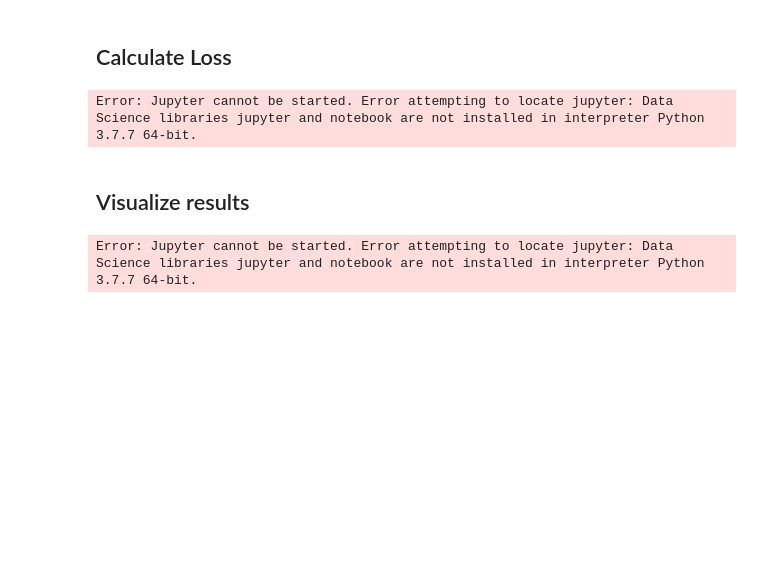
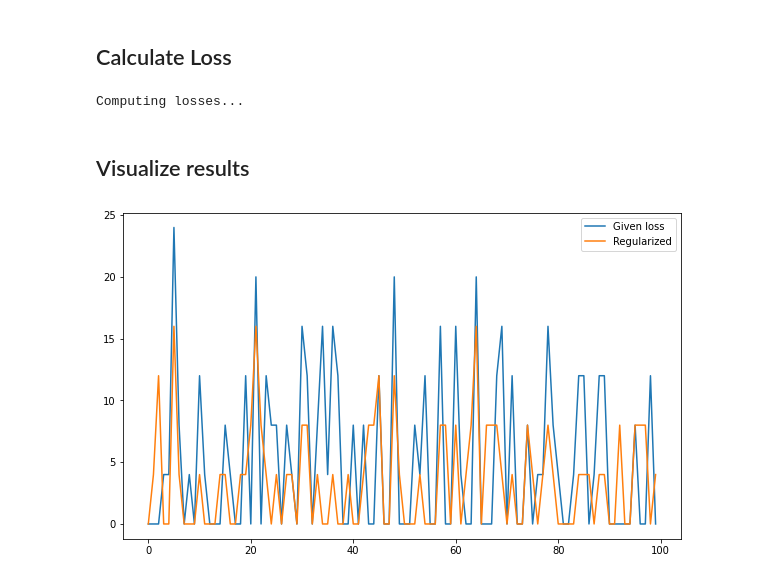
Before and after one commit to deeptimahesh/outreachy-FL-deepti, a Jupyter notebook: src/wine/evaluation.ipynb, the cells around one changed output. Cells and saved outputs as stored; diff of their text form; code cells hidden in the pictures; blank space fills up the shorter version.

```diff
--- a/src/wine/evaluation.ipynb
+++ b/src/wine/evaluation.ipynb
@@ -6,7 +8,7 @@ sys.path.insert(0, './algorithms')
 # %% [markdown]
 ## Import Wine Dataset
 # %%
-data = np.genfromtxt('winequality-white.csv',delimiter=';')[1:]
+data = np.genfromtxt('data/winequality-white.csv',delimiter=';')[1:]
 print(data.shape)
 # %% [output]
 (4898, 12)
@@ -17,17 +19,25 @@ print(X.shape, y.shape)
 # %% [output]
 (4898, 11) (4898,)
 # %%
-def normalize(X):
-    X_flat = flatten(X)
-    mu = X_flat.mean(axis=0)
-    return [x - mu for x in X]
 def flatten(X):
+    '''
+    Flatten the data into a single list
+    '''
     X_flat = []
 
     for x in X:
         X_flat += list(x)
 
     return np.array(X_flat)
+
+def normalize(X):
+    '''
+    Normalize data
+    '''
+    X_flat = flatten(X)
+    mu = X_flat.mean(axis=0)
+
+    return [x - mu for x in X]
 # %% [markdown]
 ## Define Model
 I used Logistic Regression in order to classify the wines according to some standard (1-10). Logistic Regression can be used to compute regression as well as classification. It is especially useful when the target is categorical.
@@ -37,7 +47,7 @@ NOTE: For multi-class classification, LR uses one-vs-rest mechanism to classify.
 from sklearn.linear_model import LogisticRegression
 # %%
 X = normalize(X)
-model = LogisticRegression(fit_intercept=False)
+model = LogisticRegression(fit_intercept=False, dual= False)
 model.fit(X, y)
 # %% [output]
 LogisticRegression(C=1.0, class_weight=None, dual=False, fit_intercept=False,
@@ -63,12 +73,16 @@ subsets.shape
 The loss function as detailed in the paper is implemented below.
 # %%
 # Detailed in the paper
-def svm_loss(preds, y, delta=0):
-    score_correct = preds[y.argmax()]
+def svm_loss(preds, ys, delta=0):
+    '''
+    Detailed in paper
+    '''
+    correct = ys.argmax()
+    score_correct = preds[correct]
 
     loss = 0
 
-    for pred in range(len(preds)):
+    for i, pred in enumerate(preds):
         loss += max(0, pred + delta - score_correct)
 
     return loss
@@ -91,6 +105,7 @@ def my_loss(preds, ys, delta = 0):
 # %% [markdown]
 ## Calculate Loss
 # %%
+# Calculate loss
 loss = []
 reg_loss = []
 print("Computing losses...")
@@ -104,14 +119,14 @@ for subset in subsets:
     loss.append(svm_loss(preds, subset[:,11]))
     reg_loss.append(my_loss(my_preds, subset[:,11]))
 # %% [output]
-Error: Jupyter cannot be started. Error attempting to locate jupyter: Data Science libraries jupyter and notebook are not installed in interpreter Python 3.7.7 64-bit.
+Computing losses...
 # %% [markdown]
 ## Visualize results
 # %%
-plt.figure(figsize=(20,20))
+plt.figure(figsize=(10,6))
 plt.plot(loss, label="Given loss")
 plt.plot(reg_loss, label="Regularized")
 plt.legend()
 plt.show()
 # %% [output]
-Error: Jupyter cannot be started. Error attempting to locate jupyter: Data Science libraries jupyter and notebook are not installed in interpreter Python 3.7.7 64-bit.
+[figure, added]
```
Also changed, not shown: parts of 2 cells of this notebook, 4 other files.
